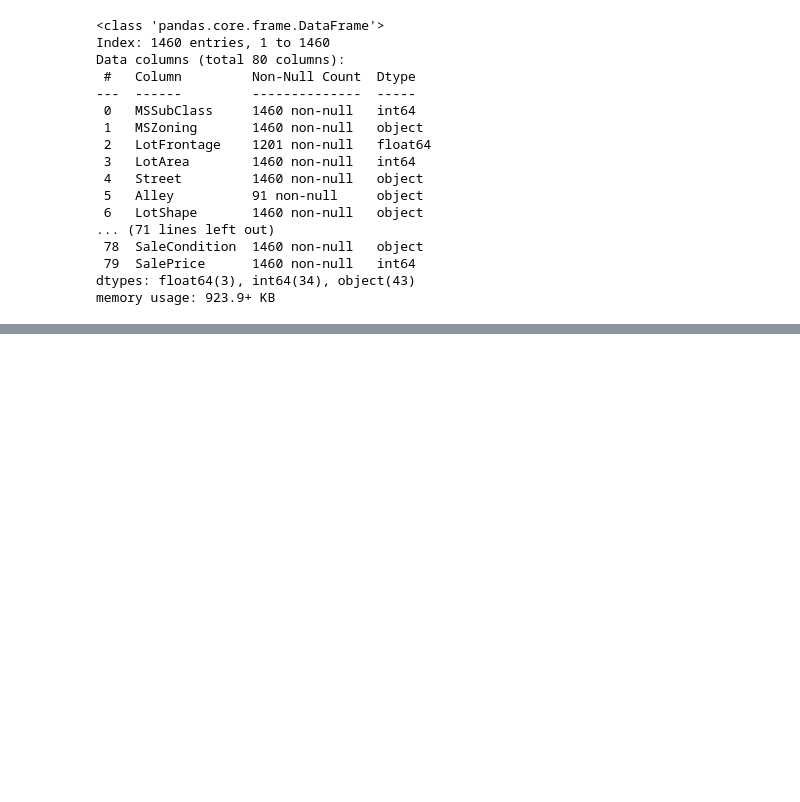
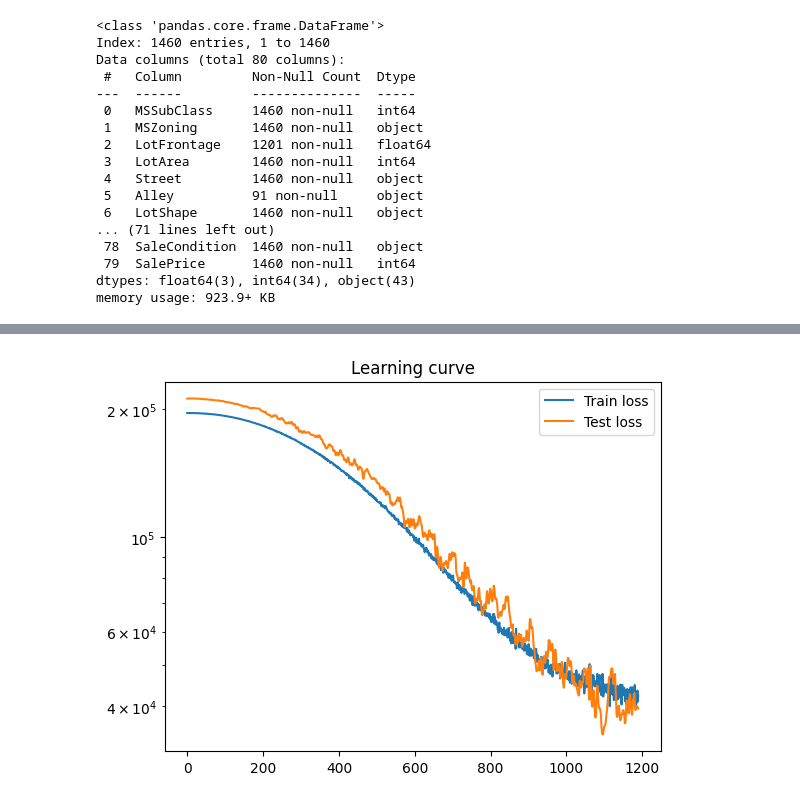
Before and after one commit to AndrewM0204/Study-Projects, a Jupyter notebook: house_prices/house_prices.ipynb, the cells around one changed output, grey strips where cells are left out. Cells and saved outputs as stored; diff of their text form; code cells hidden in the pictures; blank space fills up the shorter version.

```diff
--- a/house_prices/house_prices.ipynb
+++ b/house_prices/house_prices.ipynb
@@ -217,0 +161,5 @@ with open('model1.pkl', 'wb') as f:
+# %%
+preproc = Preprocessor()
+preproc.fit(X_train_raw, num_columns, cat_columns)
+X_train, X_val = preproc.transform(X_train_raw).to(device), preproc.transform(X_val_raw).to(device)
+y_train, y_val = torch.tensor(y_train.to_numpy(), dtype=torch.float32, device=device), torch.tensor(y_val.to_numpy(), dtype=torch.float32, device=device)
@@ -217,0 +215,5 @@ with open('model1.pkl', 'wb') as f:
+# %%
+train_dataset = TransformTensorDataset(X_train, y_train, transform=MVTransform(0.1, betabinom(n, a, b), preproc.categorical_code_by_index))
+val_dataset = torch.utils.data.TensorDataset(X_val, y_val)
+train_dataloader = torch.utils.data.DataLoader(train_dataset, batch_size=len(train_dataset))
+val_dataloader = torch.utils.data.DataLoader(val_dataset, batch_size=len(val_dataset))
@@ -217,0 +373,34 @@ with open('model1.pkl', 'wb') as f:
+# %%
+def print_learning_curve(train_loss, test_loss, drop:int = 0):
+    plt.plot(train_loss[drop:], label='Train loss')
+    plt.plot(test_loss[drop:], label='Test loss')
+    plt.yscale('log')
+    plt.legend()
+    plt.title('Learning curve')
+    plt.show()
+
+class MSLELoss(nn.Module):
+    def __init__(self):
+        super().__init__()
+        self.mse = nn.MSELoss()
+
+    def forward(self, pred, actual):
+        return self.mse(torch.log(pred + 1), torch.log(actual + 1))
+# %%
+FE_param = {'categorical_extractor_hidden_layers': [30, 15, 10, 5],
+        'categorical_features': preproc.categorical_features_by_index,
+        'numerical_features': list(preproc.numerical_columns_index_by_name.values()),
+        'hidden_layers': [70, 50, 40, 30, 20]}
+head_param = {'hidden_layers': [10], 'in_features': 20}
+
+model0 = HPmodel0(feature_extractor_param=FE_param, head_param=head_param)
+model0 = model0.to(device)
+# %%
+train_loss = []
+test_loss = []
+optim = torch.optim.Adam(model0.parameters(), lr=0.1)
+model0.fit(train_dataloader=train_dataloader, test_dataloader=val_dataloader, epochs=1200, optimizer=optim, loss_fn=nn.MSELoss(),
+           train_loss=train_loss, test_loss=test_loss)
+print_learning_curve(train_loss, test_loss, drop=10)
+# %% [output]
+[figure, added]
```
Also changed, not shown: parts of 47 cells of this notebook, 3 other files.
